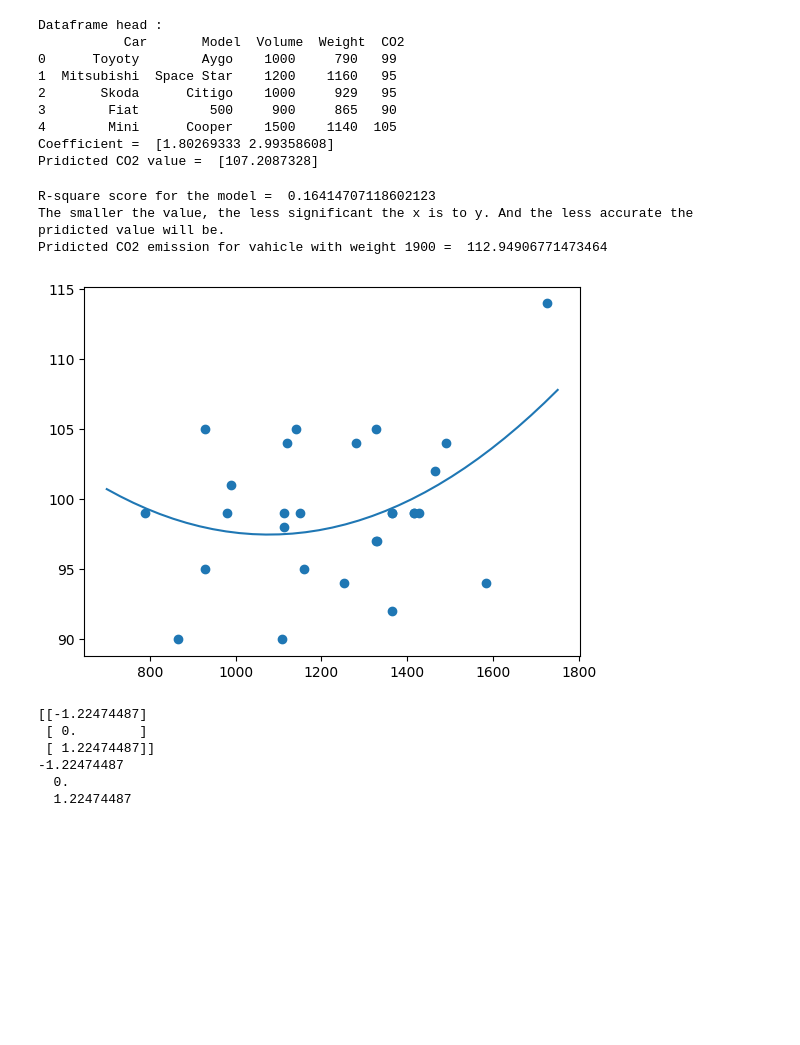
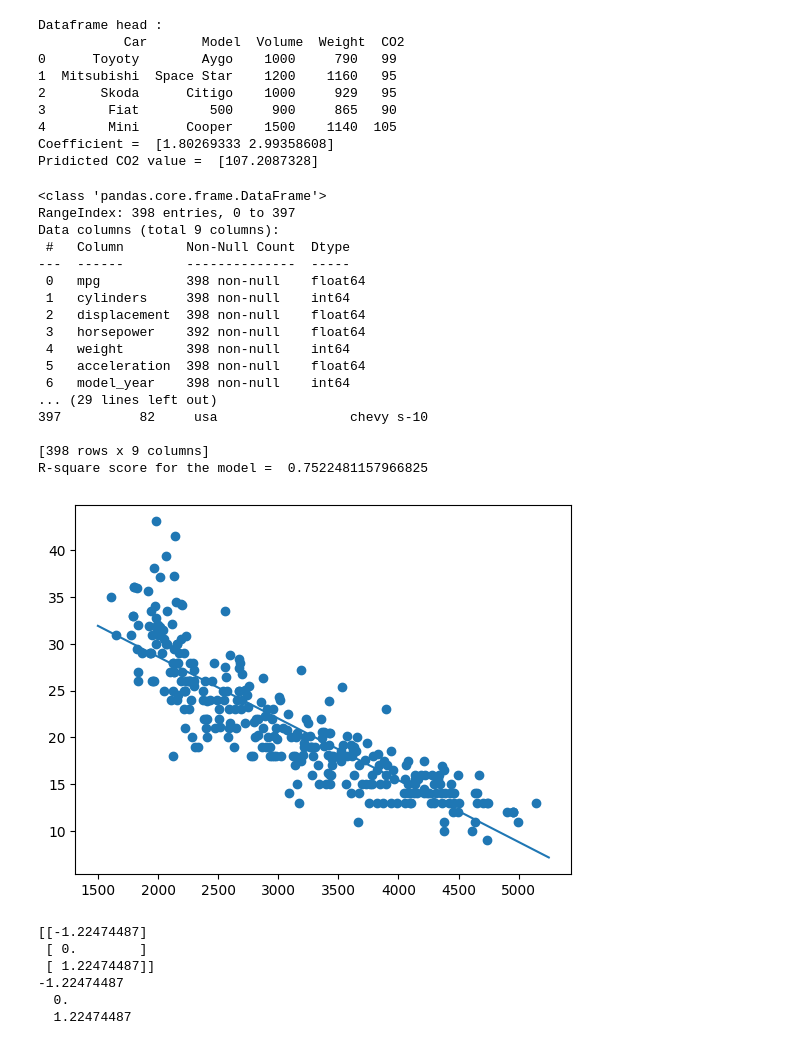
Before and after one commit to Yankyyyy/Data-Science-Practice-Repo, a Jupyter notebook: Scikit-learnNotes.ipynb, the cells around one changed output. Cells and saved outputs as stored; diff of their text form; code cells hidden in the pictures; blank space fills up the shorter version.

```diff
--- a/Scikit-learnNotes.ipynb
+++ b/Scikit-learnNotes.ipynb
@@ -501,40 +506,63 @@ Dataframe head :
 Coefficient =  [1.80269333 2.99358608]
 Pridicted CO2 value =  [107.2087328]
 # %%
+#Split Into Train/Test : The training set should be a random selection of 80% of the original data. The testing set should be the remaining 20%.
+
 import numpy as np
 import pandas as pd
 import matplotlib.pyplot as plt
 from sklearn.metrics import r2_score
 
-df = pd.read_csv("data (car emission).csv")
+df = pd.read_csv("auto_mpg.csv")
 
-x = df['Weight']
-y = df['CO2']
+df.info()
 
-train_x = x[:28]
-train_y = y[:28]
+df.fillna(value=df['horsepower'].mean(), inplace = True)
+print("Dataframe : \n", df)
 
-test_x = x[28:]
-test_y = y[28:]
+x = df['weight']
+y = df['mpg']
 
-mymodel = np.poly1d(np.polyfit(train_x, train_y, 2))  #degree of the polynomial (I haven't still figure it out.)
+train_x = x[:318]
+train_y = y[:318]
+
+test_x = x[318:]
+test_y = y[318:]
+
+mymodel = np.poly1d(np.polyfit(train_x, train_y, 1))
 
 r2 = r2_score(train_y, mymodel(train_x))
 
 print("R-square score for the model = ", r2)
-print("The smaller the value, the less significant the x is to y. And the less accurate the pridicted value will be.")
-print("Pridicted CO2 emission for vahicle with weight 1900 = ", mymodel(1900))
 
-myline = np.linspace(700, 1750, 35)
+#myline = np.linspace(40, 230, 398)     #horsepower
+#myline = np.linspace(50, 500, 398)     #displacement
+#myline = np.linspace(7, 25, 398)     #acceleration
+myline = np.linspace(1500, 5250, 398)     #weight
+
 
 plt.scatter(train_x, train_y)
 plt.plot(myline, mymodel(myline))
 plt.show()
 # %% [output]
-R-square score for the model =  0.16414707118602123
-The smaller the value, the less significant the x is to y. And the less accurate the pridicted value will be.
-Pridicted CO2 emission for vahicle with weight 1900 =  112.94906771473464
+<class 'pandas.core.frame.DataFrame'>
+RangeIndex: 398 entries, 0 to 397
+Data columns (total 9 columns):
+ #   Column        Non-Null Count  Dtype
+---  ------        --------------  -----
+ 0   mpg           398 non-null    float64
+ 1   cylinders     398 non-null    int64
+ 2   displacement  398 non-null    float64
+ 3   horsepower    392 non-null    float64
+ 4   weight        398 non-null    int64
+ 5   acceleration  398 non-null    float64
+ 6   model_year    398 non-null    int64
+... (29 lines left out)
+397          82     usa                 chevy s-10
+
+[398 rows x 9 columns]
+R-square score for the model =  0.7522481157966825
-[figure, old version]
+[figure, new version]
 # %%
 import pandas as pd
 from sklearn.preprocessing import StandardScaler
```
Also changed, not shown: parts of 2 cells of this notebook, 2 other files.
